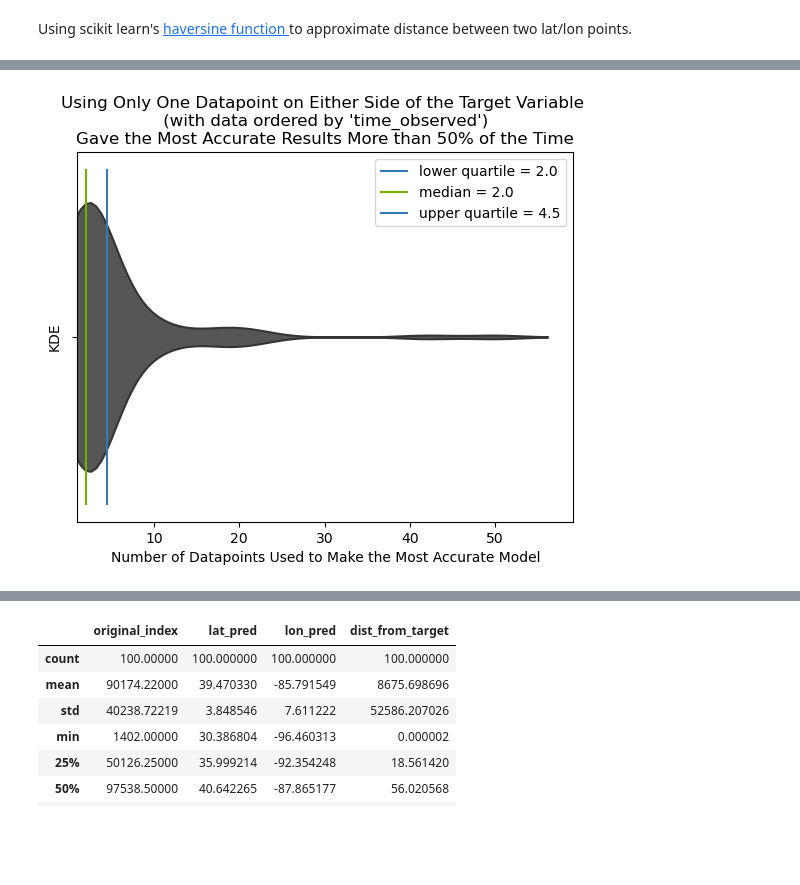
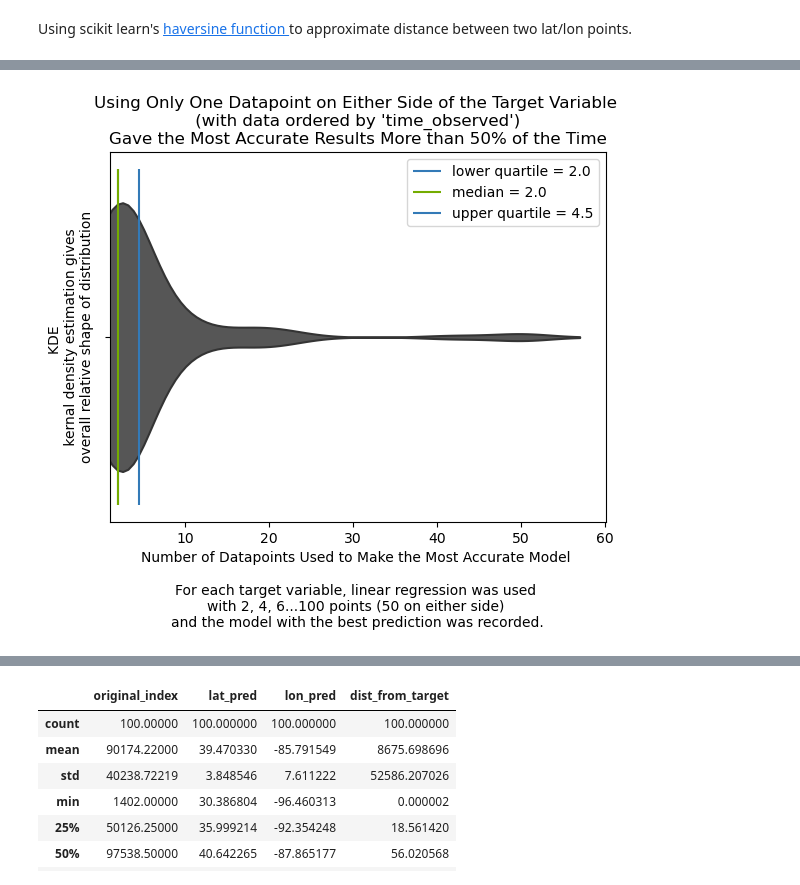
Before and after one commit to mccoolgrime/BrainStationCapstone, a Jupyter notebook: notebooks/Spicata_EDA.ipynb, the cells around one changed output, grey strips where cells are left out. Cells and saved outputs as stored; diff of their text form; code cells hidden in the pictures; blank space fills up the shorter version.

```diff
--- a/notebooks/Spicata_EDA.ipynb
+++ b/notebooks/Spicata_EDA.ipynb
@@ -105,11 +130,11 @@ User 2125177 posted 392 observation(s) prior to 2010-11-01 04:04:18+00:00
 # %%
 # How many posts did each of these users with early observations have
 # that predate iNaturalist existing?
-for i in range(len(early_posters)):
-    even_earlier_obs = df_sp[(df_sp["user_id"] == early_posters[i]) \
-                      & (df_sp["time_observed_at"]< '2008-01-01')]\
-                .sort_values("created_at").shape[0]
-    print(f'User {early_posters[i]} posted {even_earlier_obs} observation(s) prior to 2008, when iNaturalist began.')
+
+for user in early_posters:
+    even_earlier_obs = df_sp[(df_sp["user_id"] == user) \
+                      & (df_sp["time_observed_at"]< '2008-01-01')].shape[0]
+    print(f'User {user} posted {even_earlier_obs} observation(s) prior to 2008, when iNaturalist began.')
 # %% [output]
 User 477 posted 1 observation(s) prior to 2008, when iNaturalist began.
 User 604 posted 16 observation(s) prior to 2008, when iNaturalist began.
@@ -122,9 +147,10 @@ User 1262660 posted 3 observation(s) prior to 2008, when iNaturalist began.
 User 2125177 posted 251 observation(s) prior to 2008, when iNaturalist began.
 # %%
 # When did these users with early observations first begin posting on iNaturalist?
-for i in range(len(early_posters)):
-    first_post = df_sp[df_sp["user_id"] == early_posters[i]]["created_at"].min()
-    print(f'User {early_posters[i]} first posted on {first_post}')
+
+for user in early_posters:
+    first_post = df_sp[df_sp["user_id"] == user]["created_at"].min()
+    print(f'User {user} first posted on {first_post}')
 # %% [output]
 User 477 first posted on 2010-11-01 04:04:18+00:00
 User 604 first posted on 2011-02-18 05:29:32+00:00
@@ -632,12 +668,15 @@ def dist_in_meters(lat1, lon1, lat2, lon2):
 
 # creates list of columns for interpolation df
 columns_for_interpolation = ["latitude", "longitude", "min_from_target"]
+# num of target observations
 entries = len(target_index)
+# how far above and below the target observation we'll go
 num_above_and_below = 25
+#data frame for storing best accuracy model
 summary_df= pd.DataFrame(index = range(entries), columns=["original_index", "best_num_datapoints", "best_lat", "best_lon", "best_dist"])
 
-for i in range(entries):
-    # target_info
+for i in range(entries): #for future: this code is inefficient and should just run through for ind in target index
+    # target and surrounding info
     min_row = target_index[i] - num_above_and_below
     max_row = target_index[i] + num_above_and_below
     target_time = df_sp.loc[target_index[i], "time_observed_at"]
@@ -657,7 +696,7 @@ for i in range(entries):
 # creates list of indices above and below target value given number of datapoints we want above
 # with presumption of number of above = number below
 # builds loop where only two rows grabbed for interpolation, then 4, then 6...
-    best_dist = 26000
+    best_dist = np.inf # for use later in best accuracy for each target observation
     desired_indices = []
     for num in range(num_above_and_below):
         desired_indices.append(num_above_and_below - 1 - num)
@@ -679,6 +718,7 @@ for i in range(entries):
 
 # calculates how far prediction is from actual
         meters_from_actual = dist_in_meters(lin_reg_resultsLAT.params[0], lin_reg_resultsLON.params[0], validation_dict[target_index[i]][0], validation_dict[target_index[i]][1])
+# stores relevant info for best model in dataframe
         summary_df.loc[i,"original_index"] = target_index[i]
         if meters_from_actual < best_dist:
             best_dist = meters_from_actual
@@ -709,17 +752,25 @@ plt.show()
 # %%
+#Violin plot of distribution of datapoints--choosing this because histogram is so choppy
+# and I also just want the general shape
+# But also, I'll admit I think they are nice looking and kinda just want to have use one for once
+
+# quartiles for plotting as vertical line
 lower_quartile = summary_df["best_num_datapoints"].describe()[4]
 median = summary_df["best_num_datapoints"].describe()[5]
 upper_quartile = summary_df["best_num_datapoints"].describe()[6]
+
 plt.figure()
 sns.violinplot(x = summary_df["best_num_datapoints"], color = '#565656', inner = None, linecolor = '#f16f3a')
-plt.xlabel("Number of Datapoints Used to Make the Most Accurate Model")
-plt.ylabel("KDE")
+plt.xlabel("Number of Datapoints Used to Make the Most Accurate Model \n \nFor each target variable, linear regression was used \nwith 2, 4, 6...100 points (50 on either side) \nand the model with the best prediction was recorded.")
+plt.ylabel("KDE \n kernal density estimation gives \noverall relative shape of distribution")
 plt.title("Using Only One Datapoint on Either Side of the Target Variable \n (with data ordered by 'time_observed') \nGave the Most Accurate Results More than 50% of the Time")
+
 plt.vlines(lower_quartile, -0.5, 0.5, color = '#337AB7', label = f'lower quartile = {lower_quartile}')
 plt.vlines(median, -0.5, 0.5, color = '#74ac00', label = f'median = {median}')
 plt.vlines(upper_quartile, -0.5, 0.5, color = '#337AB7', label = f'upper quartile = {upper_quartile}')
-plt.xlim(xmin = 1)
+
+plt.xlim(xmin = 1) # 2 is actually the min value but would like to see the median line plotted
 plt.legend()
 plt.show()
 # %% [output]
-[figure, old version]
+[figure, new version]
```
Also changed, not shown: parts of 35 cells of this notebook, 1 other file.
